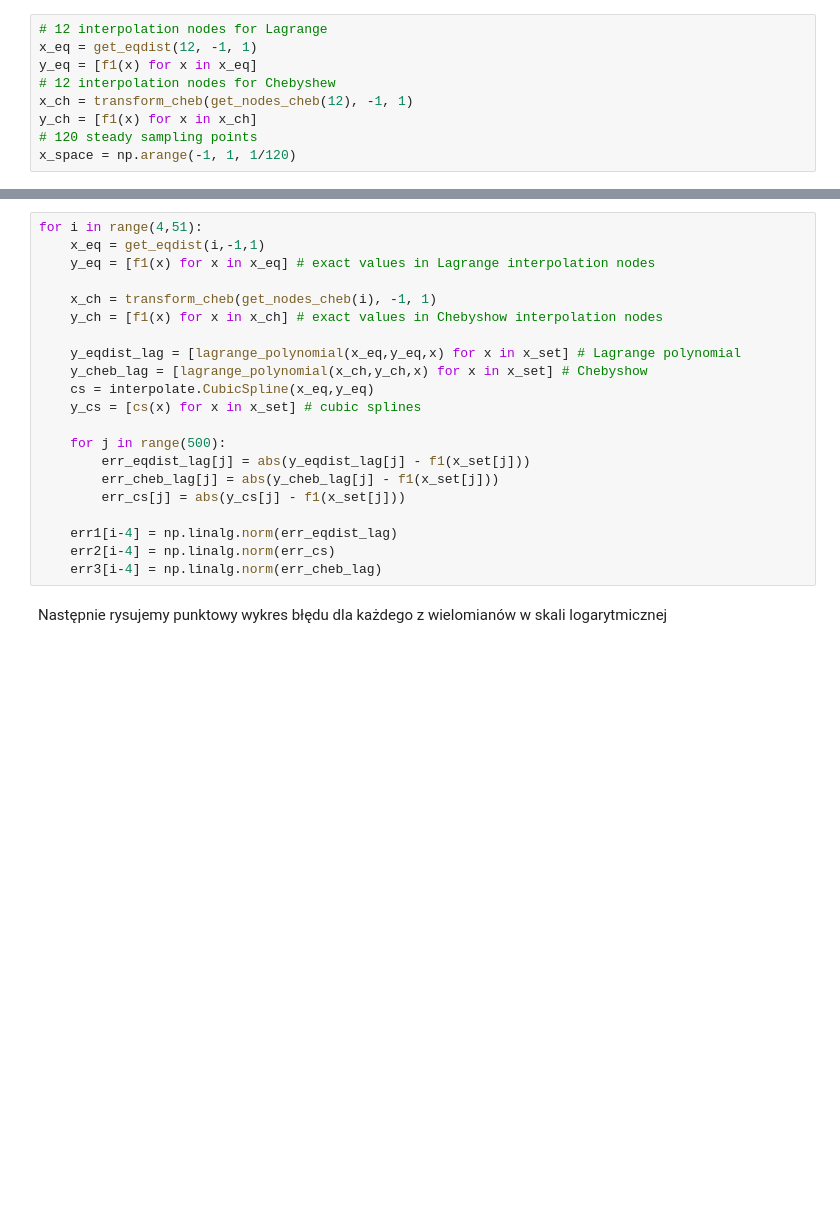
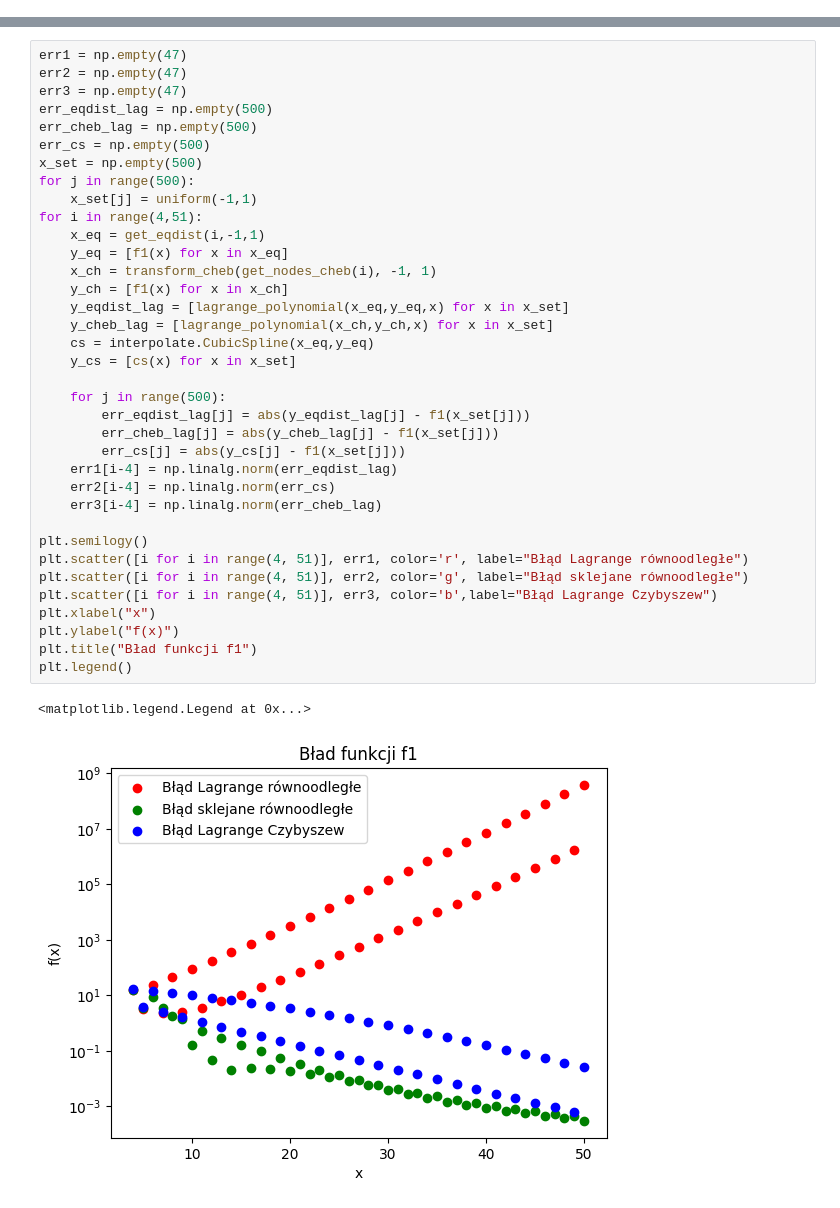
Before and after one commit to kpiotr6/MOWNIT, a Jupyter notebook: L4/laboratorium4.ipynb, the cells around one changed output, grey strips where cells are left out. Drawn from its saved outputs; the diff is of its cells as text; blank space fills up the shorter version.

```diff
--- a/L4/laboratorium4.ipynb
+++ b/L4/laboratorium4.ipynb
@@ -67,9 +0,0 @@ Definiujemy węzły interpolacji oraz punkty próbkowania
-# %%
-# 12 interpolation nodes for Lagrange
-x_eq = get_eqdist(12, -1, 1)
-y_eq = [f1(x) for x in x_eq]
-# 12 interpolation nodes for Chebyshew
-x_ch = transform_cheb(get_nodes_cheb(12), -1, 1)
-y_ch = [f1(x) for x in x_ch]
-# 120 steady sampling points
-x_space = np.arange(-1, 1, 1/120)
@@ -121,23 +111,39 @@ Dla ilości węzłów interpolacji n = 4,5,...,50 kolejno obliczamy wielomiany i
 # %%
+err1 = np.empty(47)
+err2 = np.empty(47)
+err3 = np.empty(47)
+err_eqdist_lag = np.empty(500)
+err_cheb_lag = np.empty(500)
+err_cs = np.empty(500)
+x_set = np.empty(500)
+for j in range(500):
+    x_set[j] = uniform(-1,1)
 for i in range(4,51):
     x_eq = get_eqdist(i,-1,1)
-    y_eq = [f1(x) for x in x_eq] # exact values in Lagrange interpolation nodes
-
+    y_eq = [f1(x) for x in x_eq]
     x_ch = transform_cheb(get_nodes_cheb(i), -1, 1)
-    y_ch = [f1(x) for x in x_ch] # exact values in Chebyshow interpolation nodes
-
-    y_eqdist_lag = [lagrange_polynomial(x_eq,y_eq,x) for x in x_set] # Lagrange polynomial
-    y_cheb_lag = [lagrange_polynomial(x_ch,y_ch,x) for x in x_set] # Chebyshow
+    y_ch = [f1(x) for x in x_ch]
+    y_eqdist_lag = [lagrange_polynomial(x_eq,y_eq,x) for x in x_set]
+    y_cheb_lag = [lagrange_polynomial(x_ch,y_ch,x) for x in x_set]
     cs = interpolate.CubicSpline(x_eq,y_eq)
-    y_cs = [cs(x) for x in x_set] # cubic splines
+    y_cs = [cs(x) for x in x_set]
 
     for j in range(500):
         err_eqdist_lag[j] = abs(y_eqdist_lag[j] - f1(x_set[j]))
         err_cheb_lag[j] = abs(y_cheb_lag[j] - f1(x_set[j]))
         err_cs[j] = abs(y_cs[j] - f1(x_set[j]))
-
     err1[i-4] = np.linalg.norm(err_eqdist_lag)
     err2[i-4] = np.linalg.norm(err_cs)
     err3[i-4] = np.linalg.norm(err_cheb_lag)
+
+plt.semilogy()
+plt.scatter([i for i in range(4, 51)], err1, color='r', label="Błąd Lagrange równoodległe")
+plt.scatter([i for i in range(4, 51)], err2, color='g', label="Błąd sklejane równoodległe")
+plt.scatter([i for i in range(4, 51)], err3, color='b',label="Błąd Lagrange Czybyszew")
+plt.xlabel("x")
+plt.ylabel("f(x)")
+plt.title("Bład funkcji f1")
+plt.legend()
+# %% [output]
+<matplotlib.legend.Legend at 0x...>
+[figure, added]
-# %% [markdown]
-Następnie rysujemy punktowy wykres błędu dla każdego z wielomianów w skali logarytmicznej
```
Also changed, not shown: parts of 33 cells of this notebook, 1 other file.
